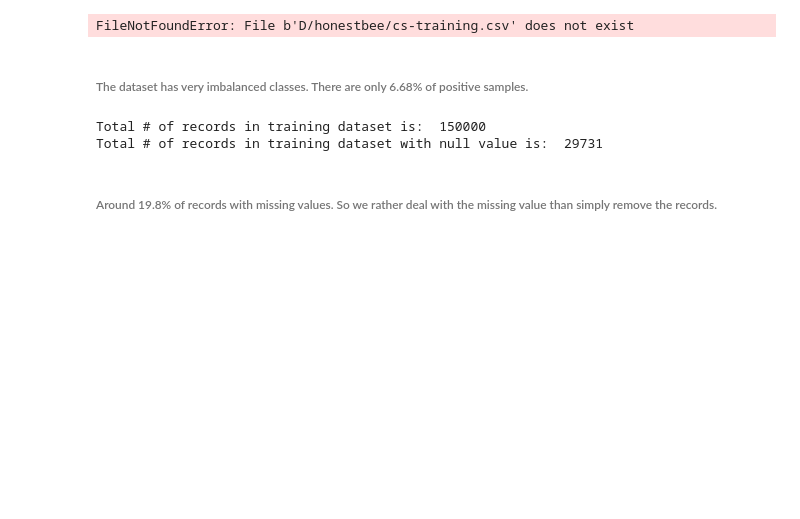
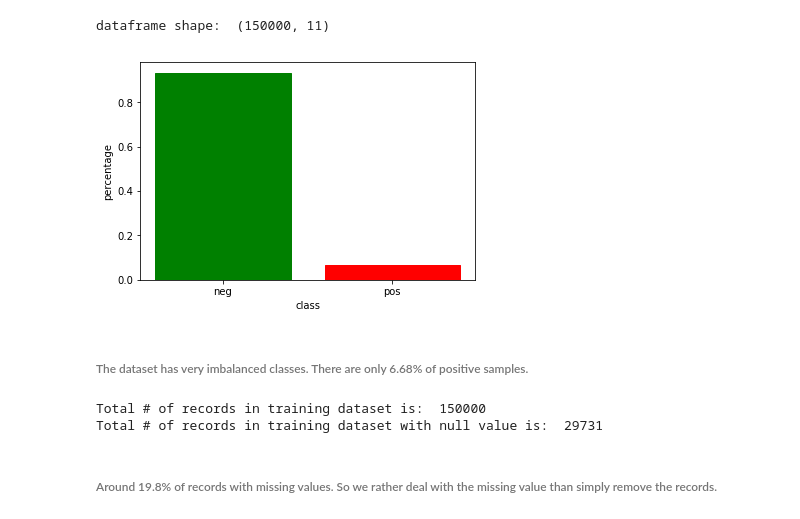
Before and after one commit to yazhe/credit_scoring, a Jupyter notebook: data_exploration.ipynb, the cells around one changed output. Cells and saved outputs as stored; diff of their text form; code cells hidden in the pictures; blank space fills up the shorter version.

```diff
--- a/data_exploration.ipynb
+++ b/data_exploration.ipynb
@@ -1,23 +1,24 @@
 # %%
 import pandas as pd
 import numpy as np
 import matplotlib.pyplot as plt
 
-data = pd.read_csv('D:/honestbee/cs-training.csv', sep=',', index_col=0)
+data = pd.read_csv('./data/cs-training.csv', sep=',', index_col=0)
 print("dataframe shape: ", data.shape)
 total = len(data)
 class_count = data['SeriousDlqin2yrs'].value_counts()
 class_index = class_count.index
 class_percent = class_count.values/total
 barlist = plt.bar(class_index,class_percent)
 barlist[0].set_color('g')
 barlist[1].set_color('r')
 plt.xticks(class_index, ['neg','pos'])
 plt.xlabel("class")
 plt.ylabel("percentage")
 plt.show()
 # %% [output]
-FileNotFoundError: File b'D/honestbee/cs-training.csv' does not exist
+dataframe shape:  (150000, 11)
+[figure, added]
 # %% [markdown]
 ###### The dataset has very imbalanced classes. There are only 6.68% of positive samples.
 # %%
```
Also changed, not shown: parts of 7 cells of this notebook.
